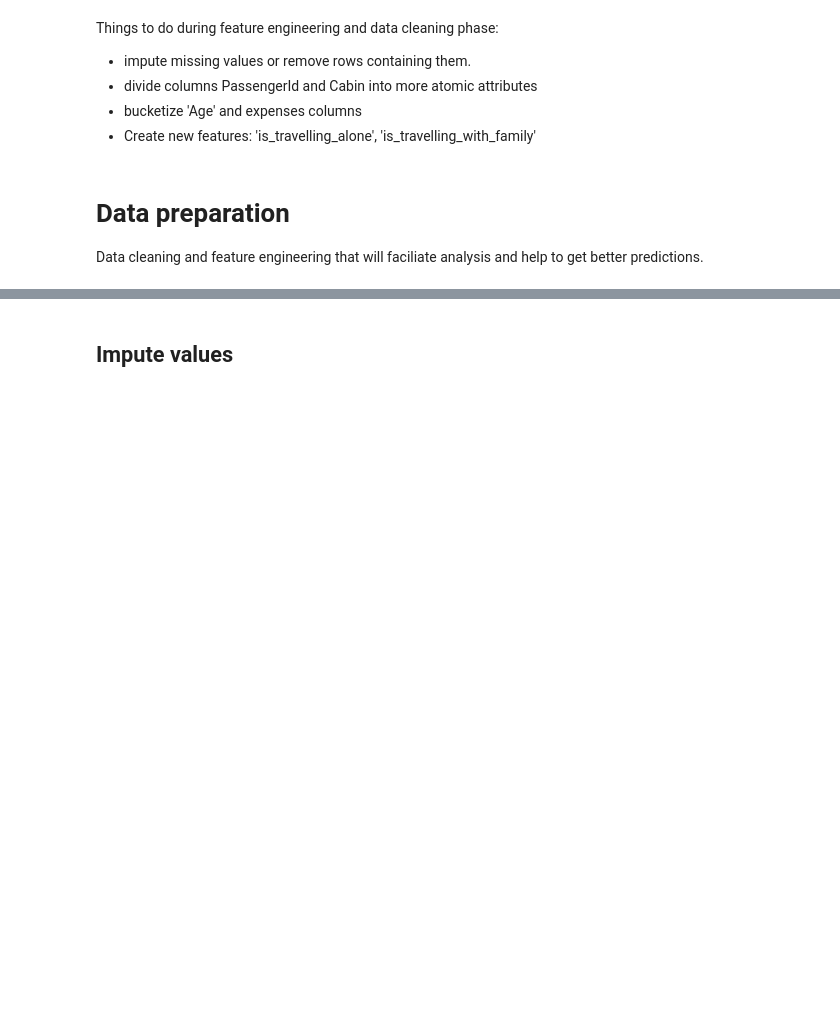
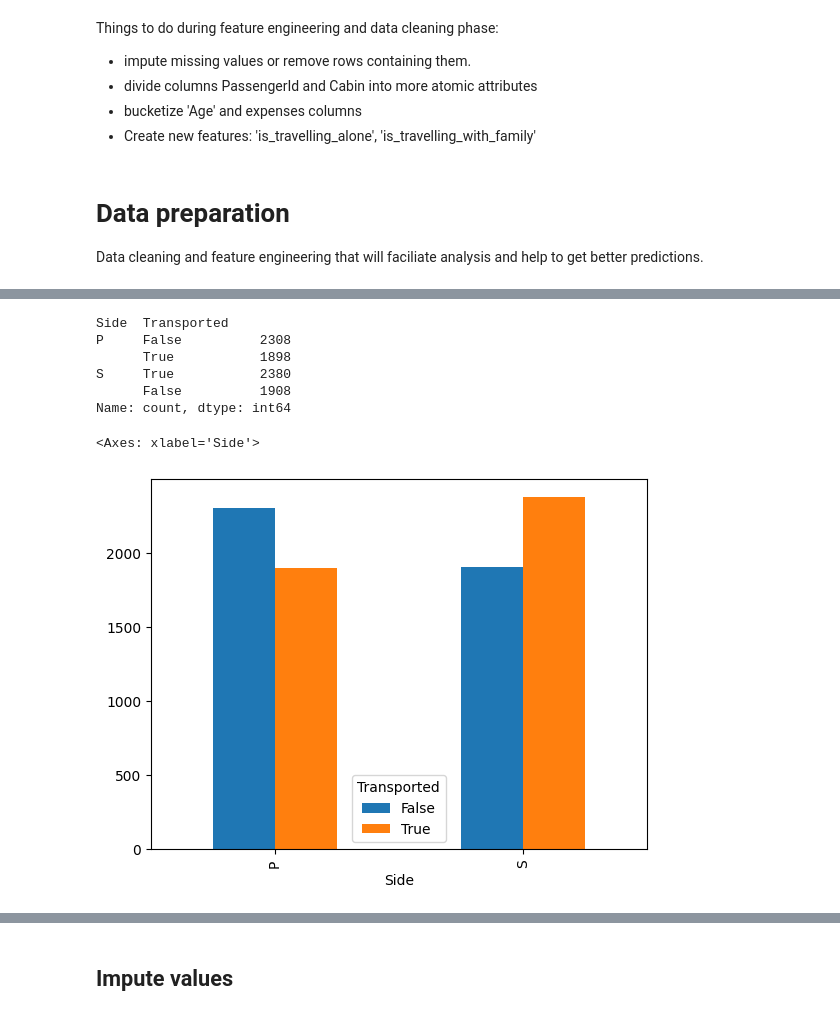
Before and after one commit to KosAqH/World-Tour-EDA, a Jupyter notebook: Space Titanic/analyse.ipynb, the cells around one changed output, grey strips where cells are left out. Cells and saved outputs as stored; diff of their text form; code cells hidden in the pictures; blank space fills up the shorter version.

```diff
--- a/Space Titanic/analyse.ipynb
+++ b/Space Titanic/analyse.ipynb
@@ -133,0 +194,12 @@ Data cleaning and feature engineering that will faciliate analysis and help to g
+# %%
+print(df.groupby("Side")["Transported"].value_counts())
+df.groupby("Side")["Transported"].value_counts().unstack().plot(kind="bar")
+# %% [output]
+Side  Transported
+P     False          2308
+      True           1898
+S     True           2380
+      False          1908
+Name: count, dtype: int64
+<Axes: xlabel='Side'>
+[figure, added]
```
Also changed, not shown: parts of 32 cells of this notebook.
